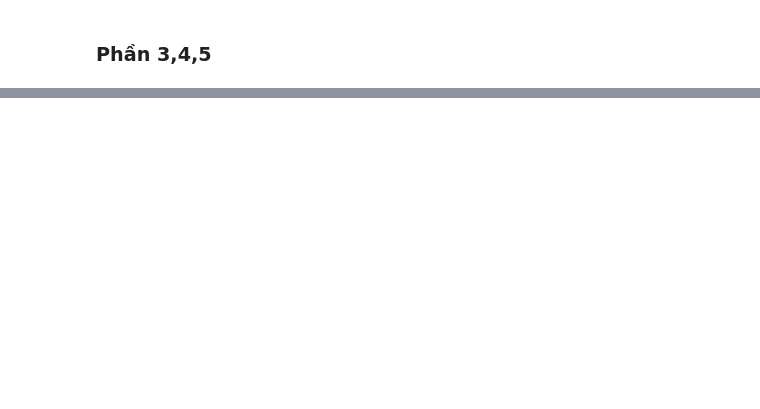
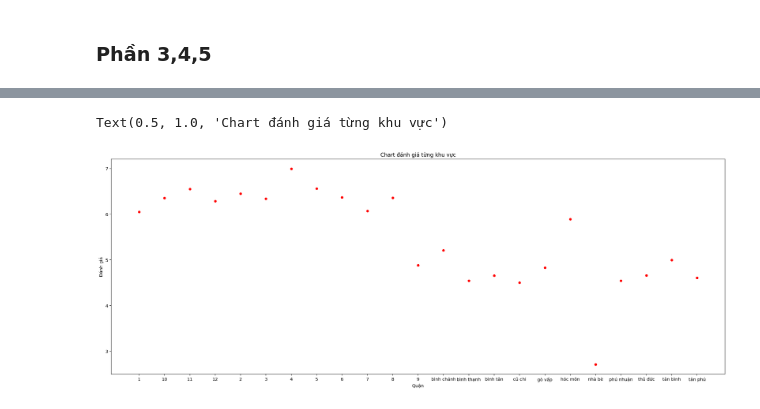
Before and after one commit to thafnhlong/HCMUS-UNIV-WebScience-VisualizeData, a Jupyter notebook: Source.ipynb, the cells around one changed output, grey strips where cells are left out. Cells and saved outputs as stored; diff of their text form; code cells hidden in the pictures; blank space fills up the shorter version.

```diff
--- a/Source.ipynb
+++ b/Source.ipynb
@@ -193,0 +613,9 @@ DATA.sort_values(by="price_from",ascending=False).groupby(["full_name"])[columns
+# %%
+data={'Quận':districtList,
+      'Đánh giá':rate_mean}
+df = pd.DataFrame(data = data);
+df.plot.scatter(x = 'Quận', y = 'Đánh giá', s=23 ,c = 'red', figsize=(25,9));
+plt.title("Chart đánh giá từng khu vực")
+# %% [output]
+Text(0.5, 1.0, 'Chart đánh giá từng khu vực')
+[figure, added]
```
Also changed, not shown: parts of 32 cells of this notebook.
